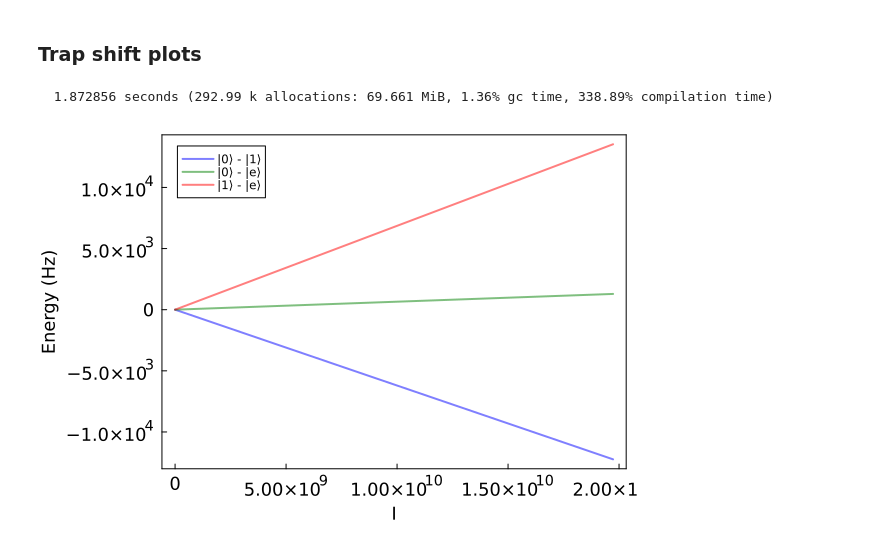
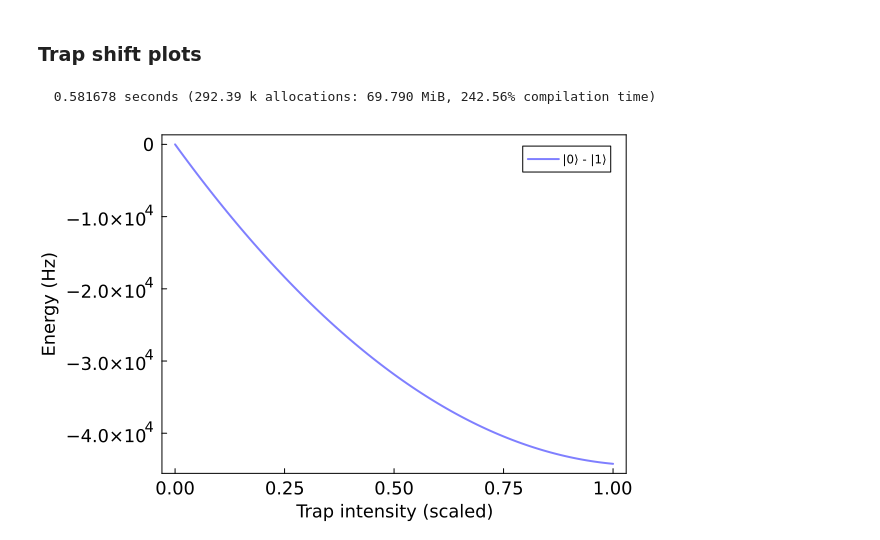
Before and after one commit to munozariasjm/QuantumStates.jl, a Jupyter notebook: examples/CaF/CaF_SpinExchangeGates_N1andN2.ipynb, the cells around one changed output. Cells and saved outputs as stored; diff of their text form; code cells hidden in the pictures.

```diff
--- a/examples/CaF/CaF_SpinExchangeGates_N1andN2.ipynb
+++ b/examples/CaF/CaF_SpinExchangeGates_N1andN2.ipynb
@@ -43,7 +46,7 @@ states_uncoupled = convert_basis(H.states, basis_uncoupled)
 # Option 1: E = 0, B = 100, idxs = 3, 14, 13
 # %%
 # |0⟩ state
-idx_0 = 7
+idx_0 = 3
 state = H.states[idx_0]
 1e-3 * (1e2 * μX) * 1e6 * d(H.states[idx_0], H.states[idx_0]) |> display
 1e-3 * gS * (1e-4 * μ_B / h) * TDM_magnetic(H.states[idx_0], H.states[idx_0], 0) |> display
@@ -58,6 +60,6 @@ $$-0.702\left|S=1/2, I=1/2, Λ=0, N=1, J=3/2, F=1, M=-1, \right\rangle$$
 # %%
 # |1⟩ state
-idx_1 = 2
+idx_1 = 8
 state = H.states[idx_1]
 1e-3 * (1e2 * μX) * 1e6 * d(H.states[idx_1], H.states[idx_1]) |> display
 1e-3 * gS * (1e-4 * μ_B / h) * TDM_magnetic(H.states[idx_1], H.states[idx_1], 0) |> display
@@ -204,7 +188,7 @@ function H_func!(H, scan_values)
 end
 ;
 # %%
-Is = (0:0.01:1.0) .* I_trap
+Is = (0:0.01:1) .* (I_trap / (2ε_0 * c))
 scan_params = (
     I = Is,
     );
@@ -213,20 +197,20 @@ iterator = Iterators.product
 matrix_values = hcat(values(scan_values)...)'
 ;
 # %% [output]
-  1.872856 seconds (292.99 k allocations: 69.661 MiB, 1.36% gc time, 338.89% compilation time)
+  0.581678 seconds (292.39 k allocations: 69.790 MiB, 242.56% compilation time)
 # %%
 using Plots, LaTeXStrings
 Es_rel = matrix_values .- matrix_values[1,:]'
-plot(Is, 1e6 .* (Es_rel[:,idx_0] .- Es_rel[:,idx_1]), linewidth=2, linecolor=:blue, alpha=0.5, label="|0⟩ - |1⟩")
-plot!(Is, 1e6 .* (Es_rel[:,idx_0] .- Es_rel[:,idx_e]), linewidth=2, linecolor=:green, alpha=0.5, label="|0⟩ - |e⟩")
-plot!(Is, 1e6 .* (Es_rel[:,idx_1] .- Es_rel[:,idx_e]), linewidth=2, linecolor=:red, alpha=0.5, label="|1⟩ - |e⟩")
+plot((0:0.01:1), 1e6 .* (Es_rel[:,idx_0] .- Es_rel[:,idx_1]), linewidth=2, linecolor=:blue, alpha=0.5, label="|0⟩ - |1⟩")
+# plot!(Is, 1e6 .* (Es_rel[:,idx_0] .- Es_rel[:,idx_e]), linewidth=2, linecolor=:green, alpha=0.5, label="|0⟩ - |e⟩")
+# plot!(Is, 1e6 .* (Es_rel[:,idx_1] .- Es_rel[:,idx_e]), linewidth=2, linecolor=:red, alpha=0.5, label="|1⟩ - |e⟩")
 plot!(
-    xlabel="I",
+    xlabel="Trap intensity (scaled)",
     ylabel="Energy (Hz)",
     labelfontsize=12,
     tickfontsize=12,
     grid=:off,
     box=:on
     )
 # %% [output]
-[figure, old version]
+[figure, new version]
```
Also changed, not shown: parts of 12 cells of this notebook, 8 other files.
